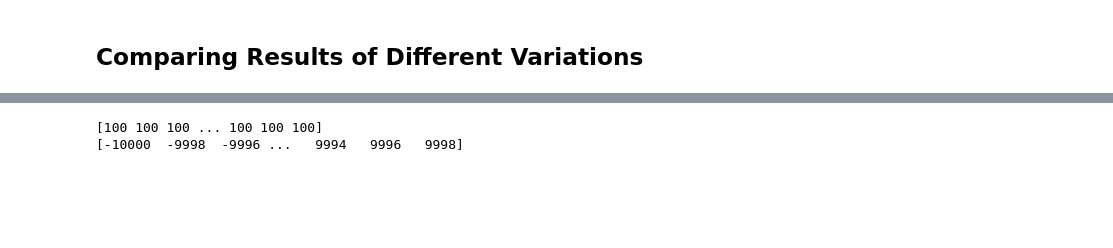
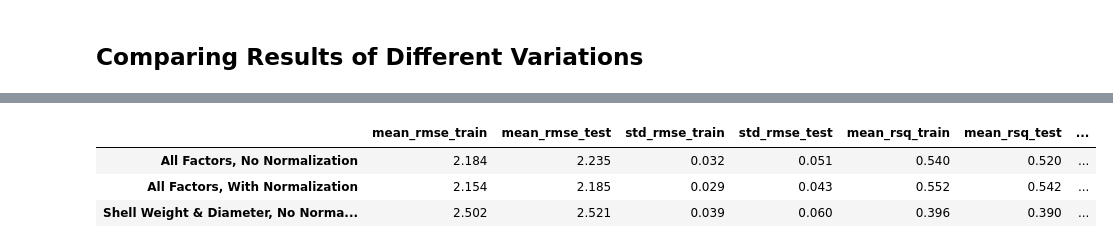
Before and after one commit to raymcg/ZZSC5846, a Jupyter notebook: Assess2.ipynb, the cells around one changed output, grey strips where cells are left out. Drawn from its saved outputs; the diff is of its cells as text; code cells hidden in the pictures; blank space fills up the shorter version.

```diff
--- a/Assess2.ipynb
+++ b/Assess2.ipynb
@@ -298,13 +295,14 @@ def scipy_linear_mod(x_train, x_test, y_train, y_test):
 # Source: Exercise 1.2 Solution
 def run_lin_regression_experiments(variation_df, normalization = False):
 
-    max_exp = 5
+    # Set Maxiumum Number of Experiments
+    max_exp = 30
 
-    rmse_train_list = np.zeros(max_exp)
-    rsq_train_list = np.zeros(max_exp)
-    rmse_test_list = np.zeros(max_exp)
-    rsq_test_list = np.zeros(max_exp)
+    # Initilize lists to store results
+    rmse_train_list, rsq_train_list = np.zeros(max_exp), np.zeros(max_exp)
+    rmse_test_list, rsq_test_list = np.zeros(max_exp), np.zeros(max_exp)
 
+    print(f"\nRunning for {max_exp} experiments")
     print(f"Factors: {list(variation_df.columns[:-1])} | Normalization: {normalization}\n")
 
     for exp_num in range(max_exp):
@@ -318,24 +316,18 @@ def run_lin_regression_experiments(variation_df, normalization = False):
             x_train = normalizer.fit_transform(x_train)
             x_test = normalizer.transform(x_test)
 
-        # Run Closed End Linear Regression Model
+        # Run OLS Linear Regression Model
         rmse_train, r2_train, rmse_test, r2_test, y_pred_test = scipy_linear_mod(x_train, x_test, y_train, y_test)
 
-        rmse_train_list[exp_num] = rmse_train
-        rsq_train_list[exp_num] = r2_train
-        rmse_test_list[exp_num] = rmse_test
-        rsq_test_list[exp_num] = r2_test
+        rmse_train_list[exp_num], rsq_train_list[exp_num] = rmse_train, r2_train
+        rmse_test_list[exp_num], rsq_test_list[exp_num] = rmse_test, r2_test
 
+    # Insert results into lists storing results for EACH experiement
+    mean_rmse_train, std_rmse_train = np.mean(rmse_train_list), np.std(rmse_train_list)
+    mean_rsq_train, std_rsq_train = np.mean(rsq_train_list), np.std(rsq_train_list)
 
-    mean_rmse_train = np.mean(rmse_train_list)
-    std_rmse_train = np.std(rmse_train_list)
-    mean_rsq_train = np.mean(rsq_train_list)
-    std_rsq_train = np.std(rsq_train_list)
-
-    mean_rmse_test = np.mean(rmse_test_list)
-    std_rmse_test = np.std(rmse_test_list)
-    mean_rsq_test = np.mean(rsq_test_list)
-    std_rsq_test = np.std(rsq_test_list)
+    mean_rmse_test, std_rmse_test = np.mean(rmse_test_list), np.std(rmse_test_list)
+    mean_rsq_test, std_rsq_test = np.mean(rsq_test_list), np.std(rsq_test_list)
 
     print("Training RMSE Scores For Each Experiment")
     print(rmse_train_list)
@@ -343,9 +335,7 @@ def run_lin_regression_experiments(variation_df, normalization = False):
 
     print("Test RMSE Scores for Each Experiment")
     print(rmse_test_list)
-    print(f"{mean_rmse_test=}, {std_rmse_test=}")
-
-    print()
+    print(f"{mean_rmse_test=}, {std_rmse_test=}\n")
 
     print("Training R2 Scores for Each Experiment")
     print(rsq_train_list)
@@ -355,6 +345,7 @@ def run_lin_regression_experiments(variation_df, normalization = False):
     print(rsq_test_list)
     print(f"{mean_rsq_test=}, {std_rsq_test=}")
 
+    # Create a dictionary of results to give a summary of them in one container
     results_dict = {"mean_rmse_train": mean_rmse_train, "mean_rmse_test": mean_rmse_test,
                     "std_rmse_train": std_rmse_train, "std_rmse_test": std_rmse_test,
                     "mean_rsq_train": mean_rsq_train, "mean_rsq_test": mean_rsq_test,
@@ -500,7 +437,11 @@ plot_loss_vs_predictions()
-# %%
-
-print(np.repeat(100, 10000) )
-print(np.arange(-10000,10000, 2))
-# %% [output]
-[100 100 100 ... 100 100 100]
-[-10000  -9998  -9996 ...   9994   9996   9998]
+# %%
+comparison_display_df = comparison_df.style.format("{:.3f}")
+# Create a png file of the dataframe
+dfi.export(comparison_display_df, 'comparison_df.png')
+
+comparison_display_df
+# %% [output]
+|  | mean_rmse_train | mean_rmse_test | std_rmse_train | std_rmse_test | mean_rsq_train | mean_rsq_test | ... |
+| All Factors, No Normalization | 2.184 | 2.235 | 0.032 | 0.051 | 0.540 | 0.520 | ... |
+| All Factors, With Normalization | 2.154 | 2.185 | 0.029 | 0.043 | 0.552 | 0.542 | ... |
+| Shell Weight & Diameter, No Norma... | 2.502 | 2.521 | 0.039 | 0.060 | 0.396 | 0.390 | ... |
```
Also changed, not shown: parts of 18 cells of this notebook.
